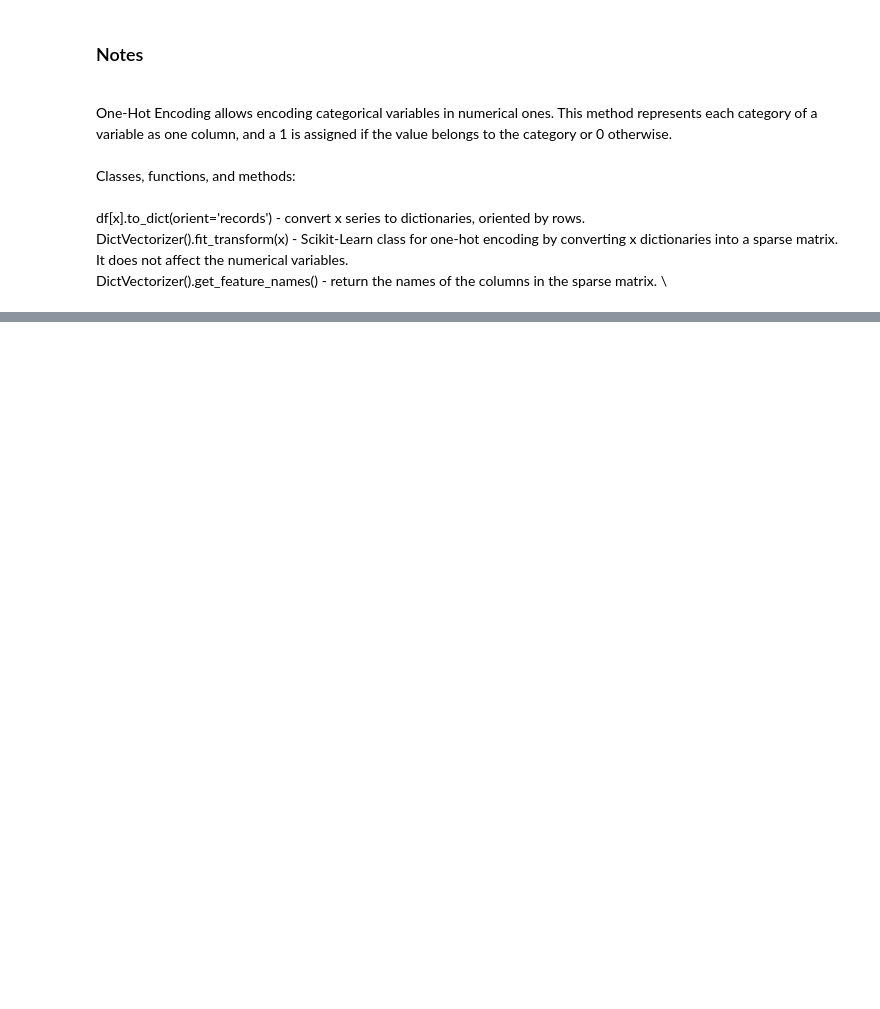
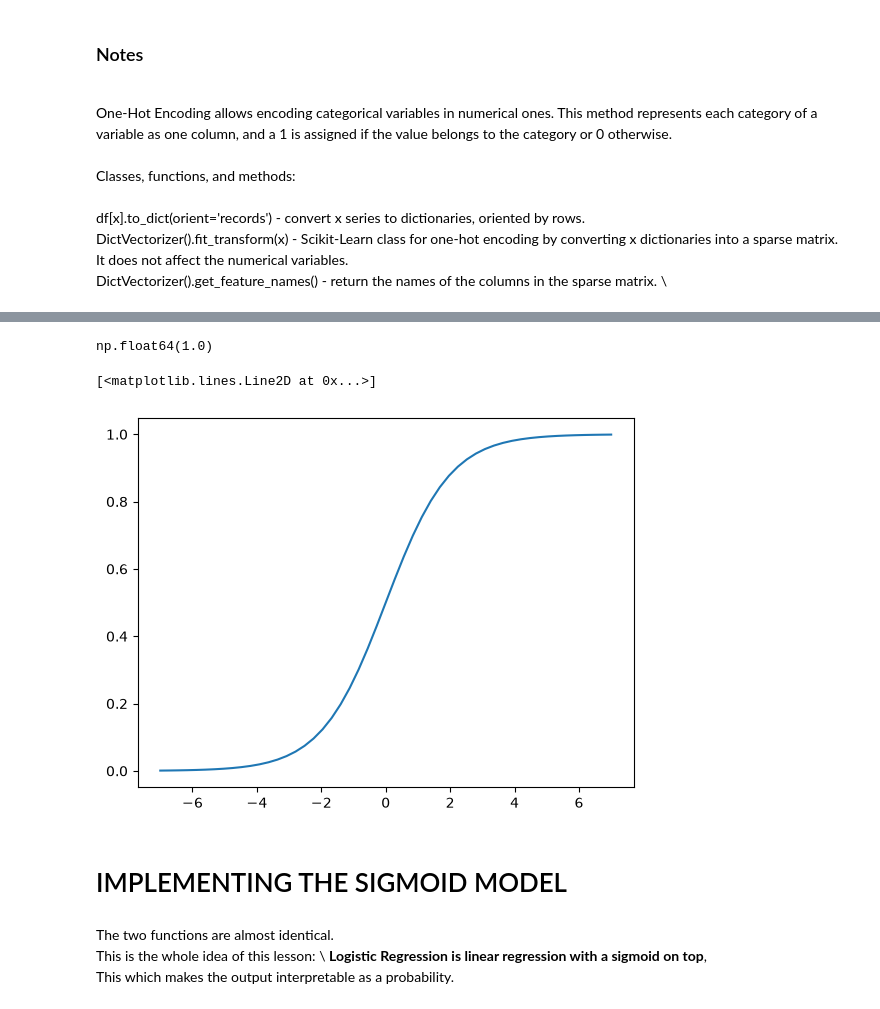
Before and after one commit to CT161/ml-zoomcamp-homework, a Jupyter notebook: 03-classification/wk_03_part1_lesson.ipynb, the cells around one changed output, grey strips where cells are left out. Saved outputs shown, nothing was run; the diff lists cells and outputs as text; code cells hidden in the pictures; blank space fills up the shorter version.

```diff
--- a/03-classification/wk_03_part1_lesson.ipynb
+++ b/03-classification/wk_03_part1_lesson.ipynb
@@ -509,0 +762,22 @@ NameError: name 'X_train' is not defined
+# %%
+# numpy sigmoid
+def sigmoid(z):
+    return 1 / (1 + np.exp(-z))
+# %%
+# Sanity check on sigmoid function
+sigmoid(10000)    # should return 1.0
+# %% [output]
+np.float64(1.0)
+# %%
+# A large positive score maps to 1.0.
+# A large negative score maps to 0, and
+# at exactly 0 the sigmoid gives 0.5 - a coin flip.
+# To see the shape, we evaluate the sigmoid on values from -7 to 7 and plot it
+
+z = np.linspace(-7, 7, 51)
+plt.plot(z, sigmoid(z))
+# %% [output]
+[<matplotlib.lines.Line2D at 0x...>]
+[figure, added]
+# %% [markdown]
+# IMPLEMENTING THE SIGMOID MODEL
@@ -509,0 +794,5 @@ NameError: name 'X_train' is not defined
+# %% [markdown]
+The two functions are almost identical. \
+This is the whole idea of this lesson: \
+  **Logistic Regression is linear regression with a sigmoid on top**, \
+  This which makes the output interpretable as a probability.
```
Also changed, not shown: parts of 50 cells of this notebook.
